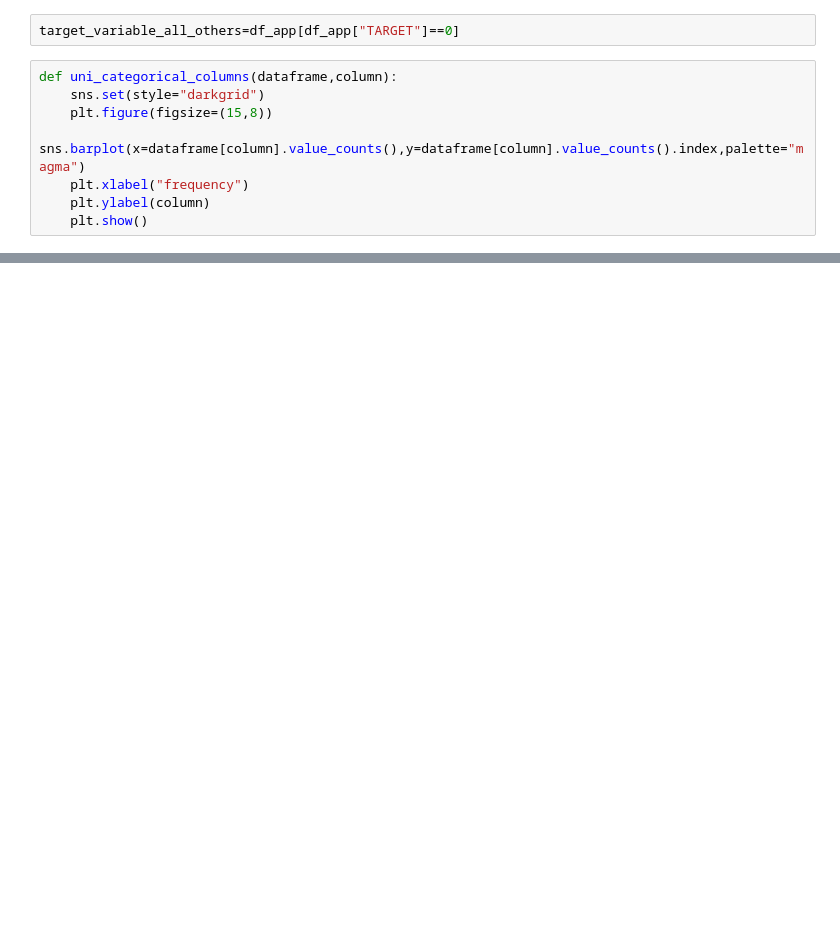
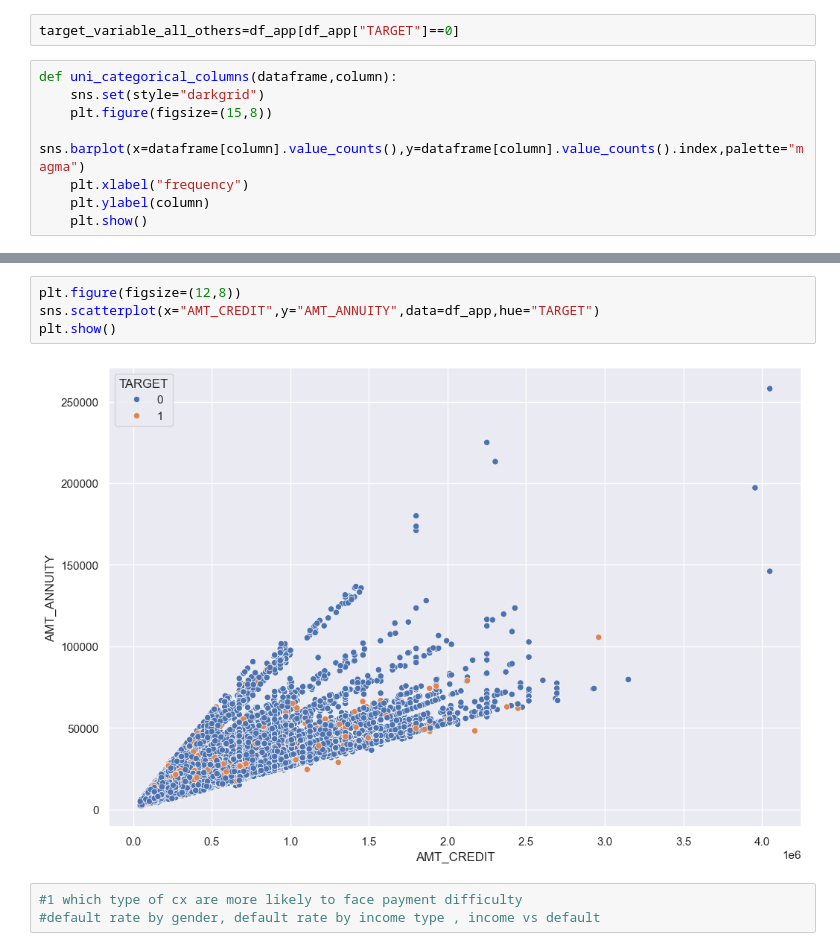
Before and after one commit to tanishqsharma20/python, a Jupyter notebook: python project/Bank loan case study/bank_loan_data.ipynb, the cells around one changed output, grey strips where cells are left out. Saved outputs shown, nothing was run; the diff lists cells and outputs as text; blank space fills up the shorter version.

```diff
--- a/python project/Bank loan case study/bank_loan_data.ipynb
+++ b/python project/Bank loan case study/bank_loan_data.ipynb
@@ -930,0 +2126,9 @@ for i in categorical_cols:
+# %%
+plt.figure(figsize=(12,8))
+sns.scatterplot(x="AMT_CREDIT",y="AMT_ANNUITY",data=df_app,hue="TARGET")
+plt.show()
+# %% [output]
+[figure, added]
+# %%
+#1 which type of cx are more likely to face payment difficulty
+#default rate by gender, default rate by income type , income vs default
```
Also changed, not shown: parts of 146 cells of this notebook.
